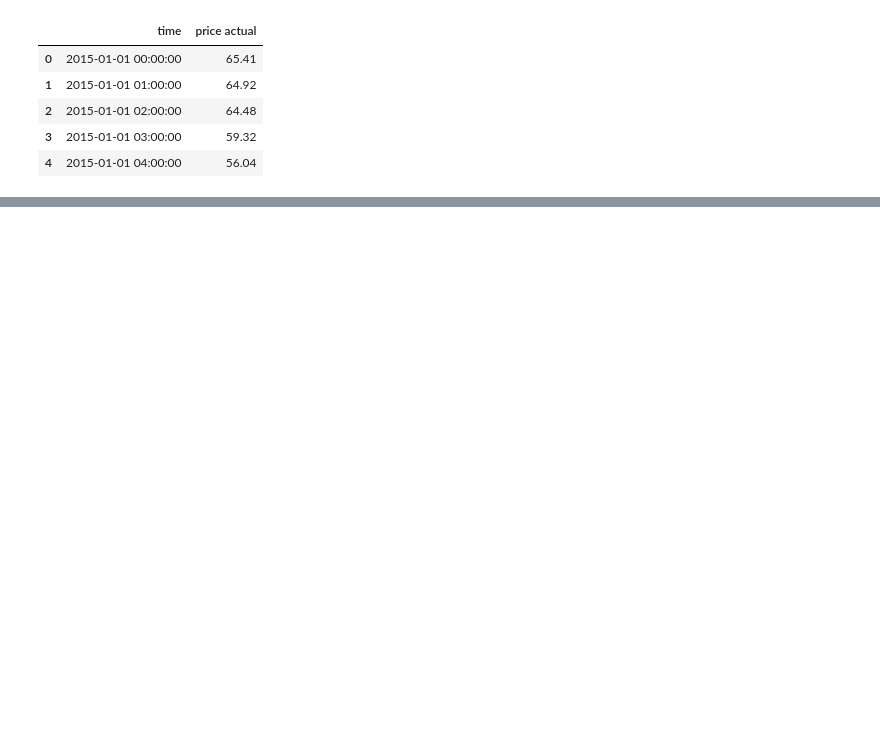
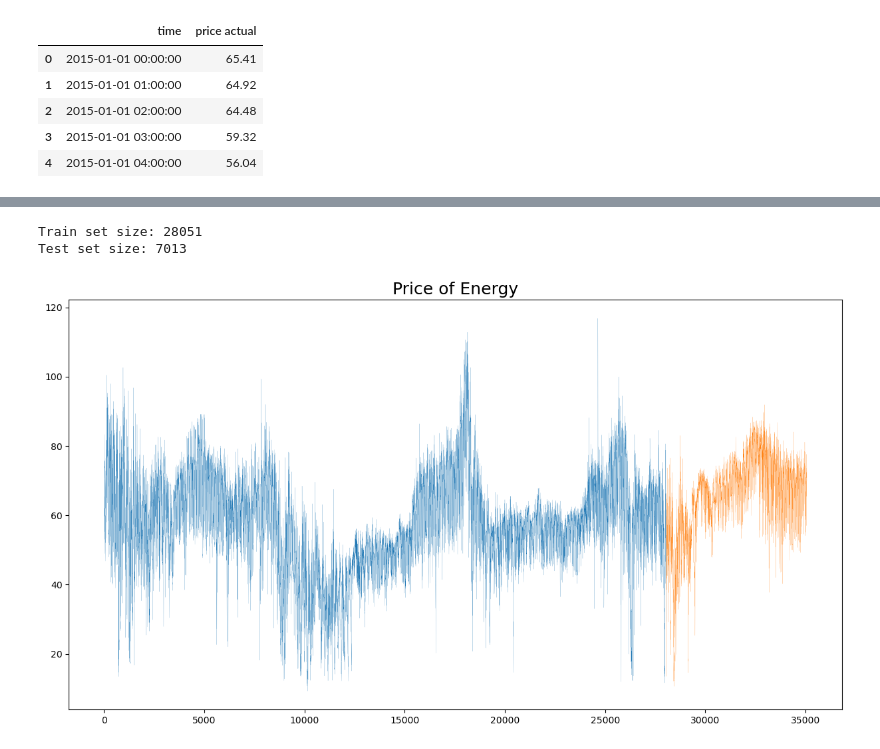
Before and after one commit to Er90Space/IntegratedCA2_ML-DV_CCT, a Jupyter notebook: CA2_ML_Dvis.ipynb, the cells around one changed output, grey strips where cells are left out. Cells and saved outputs as stored; diff of their text form; code cells hidden in the pictures; blank space fills up the shorter version.

```diff
--- a/CA2_ML_Dvis.ipynb
+++ b/CA2_ML_Dvis.ipynb
@@ -128,0 +154,18 @@ forecast_df.head()
+# %%
+# Splitting the data into training and testing sets
+train_size = 0.8
+train, test = train_test_split(forecast_df['price actual'], train_size=train_size, shuffle=False)
+
+
+# Print the sizes of the training and testing sets
+print("Train set size:", len(train))
+print("Test set size:", len(test))
+# %% [output]
+Train set size: 28051
+Test set size: 7013
+# %%
+train.plot(figsize=(15,8), lw=0.1)
+test.plot(figsize=(15,8), lw=0.1)
+plt.title('Price of Energy', fontsize=18);
+# %% [output]
+[figure, added]
```
Also changed, not shown: parts of 20 cells of this notebook.
